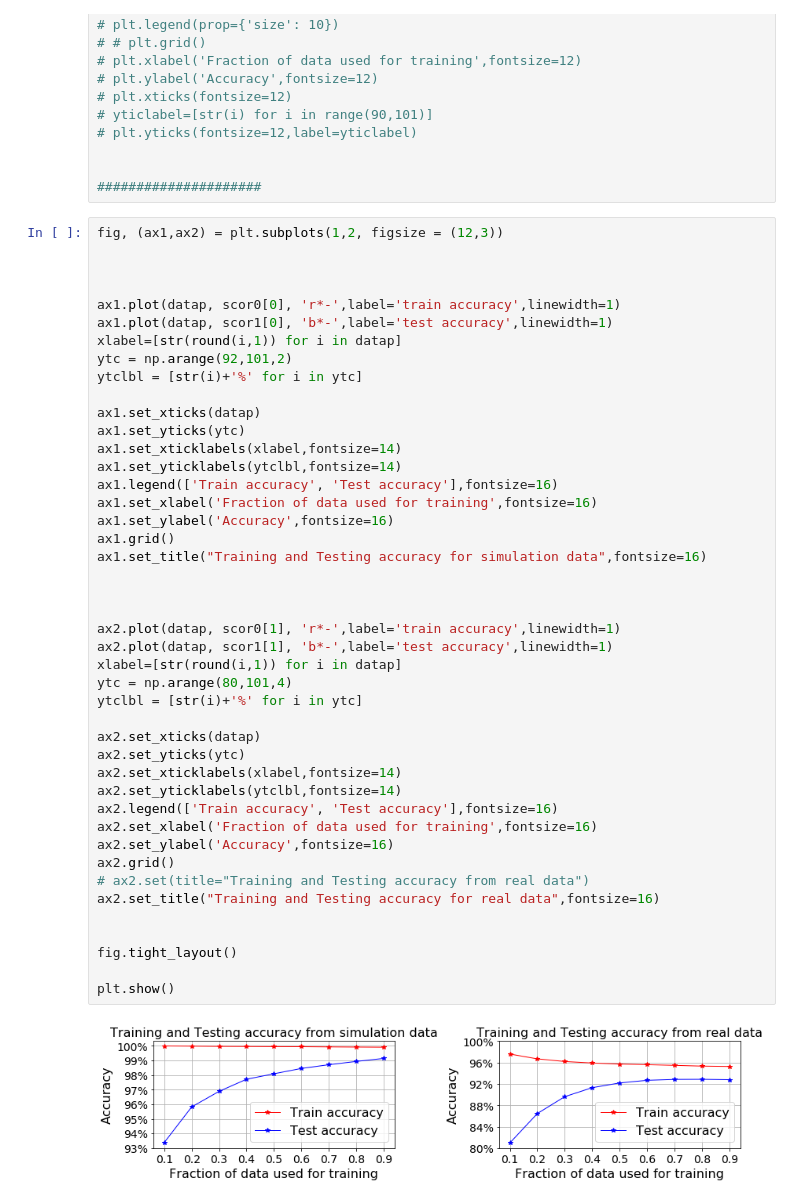
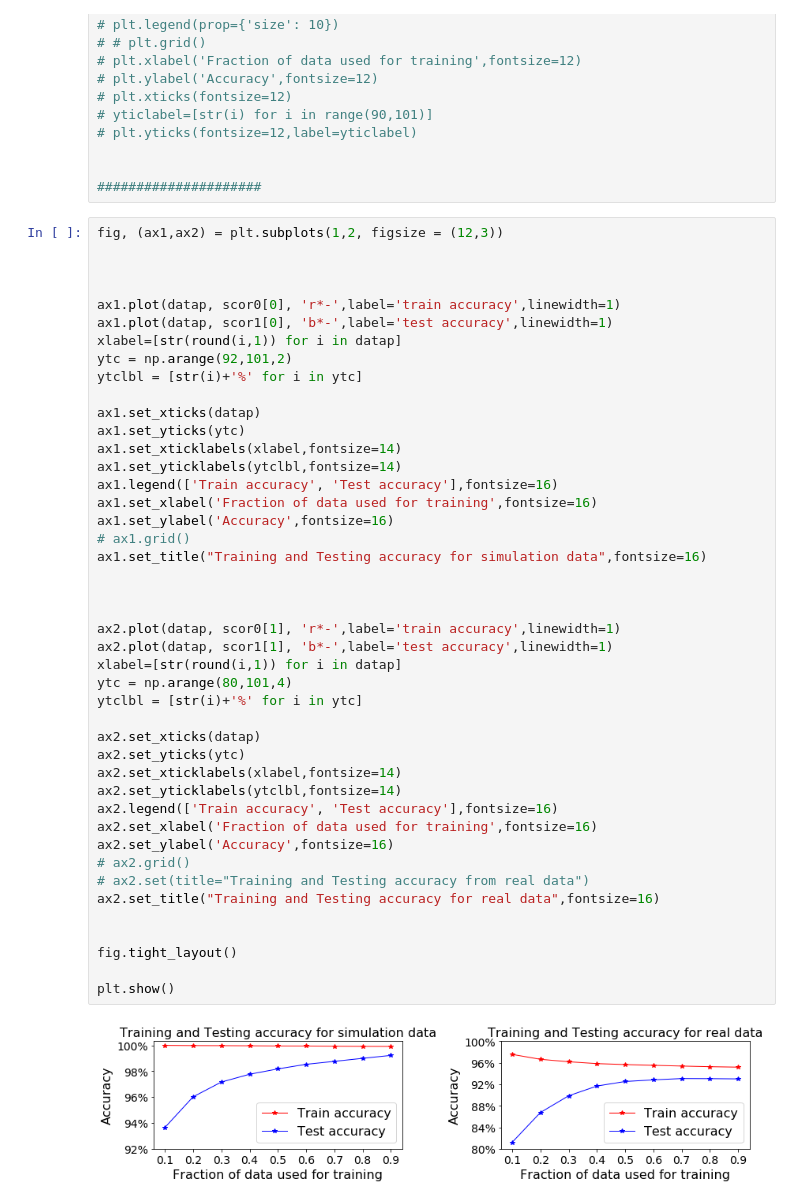
Before and after one commit to mrinmoysarkar/UAV-STATE-Estimation, a Jupyter notebook: Python_implementation/decisiontree_python_implementation.ipynb, the cells around one changed output. Saved outputs shown, nothing was run; the diff lists cells and outputs as text.

Commit message:
all graphics are re ploted
Signed-off-by: mrinmoy sarkar <mrinmoy.pol@gmail.com>

```diff
--- a/Python_implementation/decisiontree_python_implementation.ipynb
+++ b/Python_implementation/decisiontree_python_implementation.ipynb
@@ -854,33 +854,33 @@ ax1.set_yticks(ytc)
 ax1.set_xticklabels(xlabel,fontsize=14)
 ax1.set_yticklabels(ytclbl,fontsize=14)
 ax1.legend(['Train accuracy', 'Test accuracy'],fontsize=16)
 ax1.set_xlabel('Fraction of data used for training',fontsize=16)
 ax1.set_ylabel('Accuracy',fontsize=16)
-ax1.grid()
+# ax1.grid()
 ax1.set_title("Training and Testing accuracy for simulation data",fontsize=16)
 
 
 
 ax2.plot(datap, scor0[1], 'r*-',label='train accuracy',linewidth=1)
 ax2.plot(datap, scor1[1], 'b*-',label='test accuracy',linewidth=1)
 xlabel=[str(round(i,1)) for i in datap]
 ytc = np.arange(80,101,4)
 ytclbl = [str(i)+'%' for i in ytc]
 
 ax2.set_xticks(datap)
 ax2.set_yticks(ytc)
 ax2.set_xticklabels(xlabel,fontsize=14)
 ax2.set_yticklabels(ytclbl,fontsize=14)
 ax2.legend(['Train accuracy', 'Test accuracy'],fontsize=16)
 ax2.set_xlabel('Fraction of data used for training',fontsize=16)
 ax2.set_ylabel('Accuracy',fontsize=16)
-ax2.grid()
+# ax2.grid()
 # ax2.set(title="Training and Testing accuracy from real data")
 ax2.set_title("Training and Testing accuracy for real data",fontsize=16)
 
 
 fig.tight_layout()
 
 plt.show()
 # %% [output]
-[figure, old version]
+[figure, new version]
```
Also changed, not shown: parts of 16 cells of this notebook, 7 other files.
